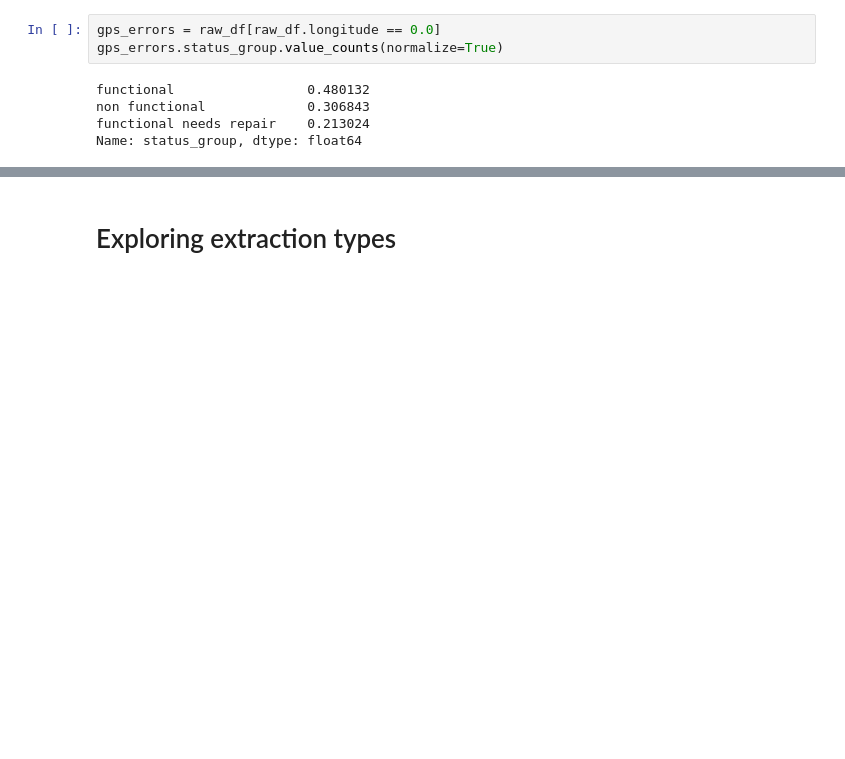
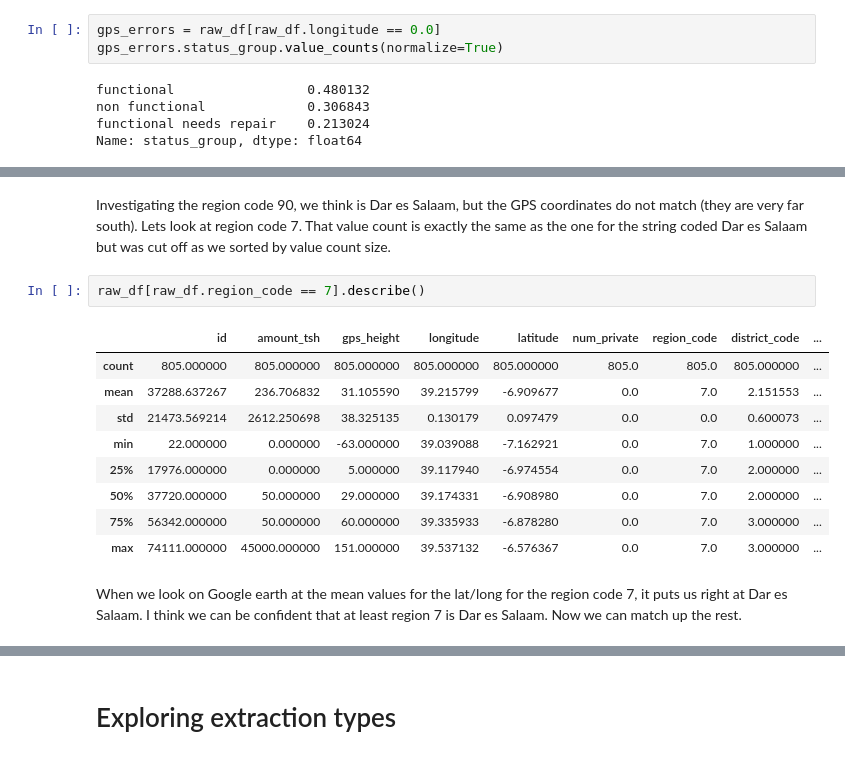
Before and after one commit to brtracy/phase_3_project, a Jupyter notebook: EDA.ipynb, the cells around one changed output, grey strips where cells are left out. Cells and saved outputs as stored; diff of their text form; blank space fills up the shorter version.

```diff
--- a/EDA.ipynb
+++ b/EDA.ipynb
@@ -553,0 +611,16 @@ gps_errors[(gps_errors.region_code == 17) & (gps_errors.district_code == 1)]
+# %% [markdown]
+Investigating the region code 90, we think is Dar es Salaam, but the GPS coordinates do not match (they are very far south). Lets look at region code 7. That value count is exactly the same as the one for the string coded Dar es Salaam but was cut off as we sorted by value count size.
+# %%
+raw_df[raw_df.region_code == 7].describe()
+# %% [output]
+|  | id | amount_tsh | gps_height | longitude | latitude | num_private | region_code | district_code | ... |
+| count | 805.000000 | 805.000000 | 805.000000 | 805.000000 | 805.000000 | 805.0 | 805.0 | 805.000000 | ... |
+| mean | 37288.637267 | 236.706832 | 31.105590 | 39.215799 | -6.909677 | 0.0 | 7.0 | 2.151553 | ... |
+| std | 21473.569214 | 2612.250698 | 38.325135 | 0.130179 | 0.097479 | 0.0 | 0.0 | 0.600073 | ... |
+| min | 22.000000 | 0.000000 | -63.000000 | 39.039088 | -7.162921 | 0.0 | 7.0 | 1.000000 | ... |
+| 25% | 17976.000000 | 0.000000 | 5.000000 | 39.117940 | -6.974554 | 0.0 | 7.0 | 2.000000 | ... |
+| 50% | 37720.000000 | 50.000000 | 29.000000 | 39.174331 | -6.908980 | 0.0 | 7.0 | 2.000000 | ... |
+| 75% | 56342.000000 | 50.000000 | 60.000000 | 39.335933 | -6.878280 | 0.0 | 7.0 | 3.000000 | ... |
+| max | 74111.000000 | 45000.000000 | 151.000000 | 39.537132 | -6.576367 | 0.0 | 7.0 | 3.000000 | ... |
+# %% [markdown]
+When we look on Google earth at the mean values for the lat/long for the region code 7, it puts us right at Dar es Salaam. I think we can be confident that at least region 7 is Dar es Salaam. Now we can match up the rest.
```
Also changed, not shown: parts of 31 cells of this notebook.
